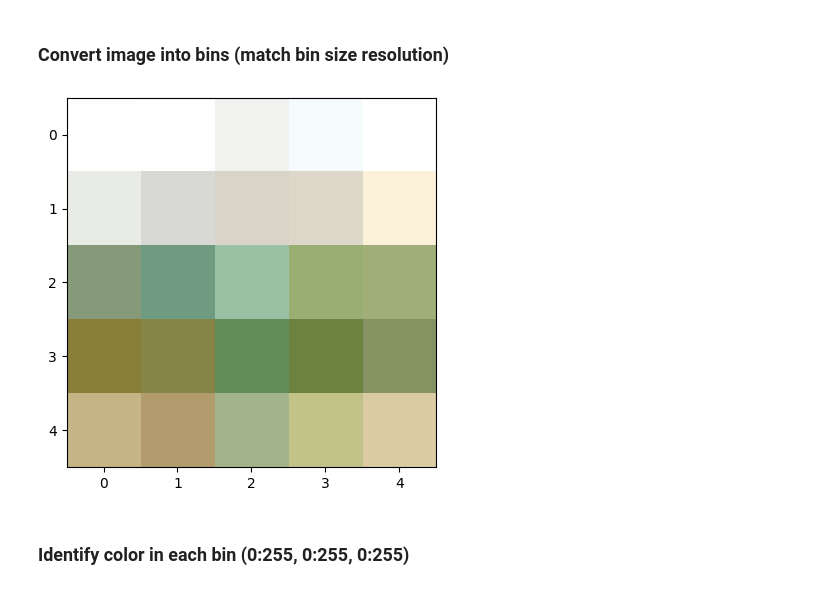
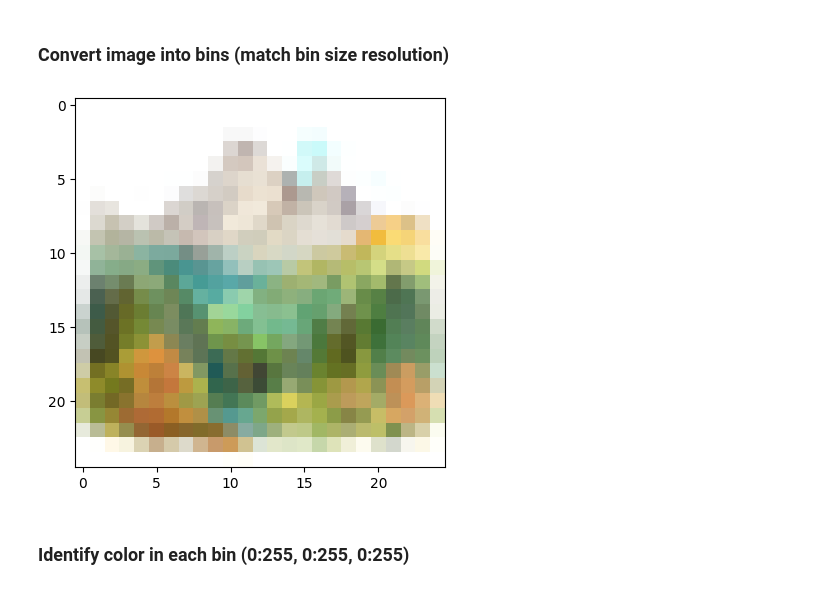
Before and after one commit to lhosk/Virtual-Retinal-Display, a Jupyter notebook: vrd_image_to_laser.ipynb, the cells around one changed output. Drawn from its saved outputs; the diff is of its cells as text; code cells hidden in the pictures.

```diff
--- a/vrd_image_to_laser.ipynb
+++ b/vrd_image_to_laser.ipynb
@@ -40,11 +40,11 @@ def image_to_bins(img, num_bins):
     rgb_array = np.array(img_resized)  # shape: (num_bins, num_bins, 3)
     return rgb_array
 # %%
-binned_img = image_to_bins(img, 5)
+binned_img = image_to_bins(img, 25)
 plt.imshow(binned_img.astype(np.uint8))
 plt.show()
 # %% [output]
-[figure, old version]
+[figure, new version]
 # %% [markdown]
 ### Identify color in each bin (0:255, 0:255, 0:255)
 # %%
```
Also changed, not shown: parts of 3 cells of this notebook.
